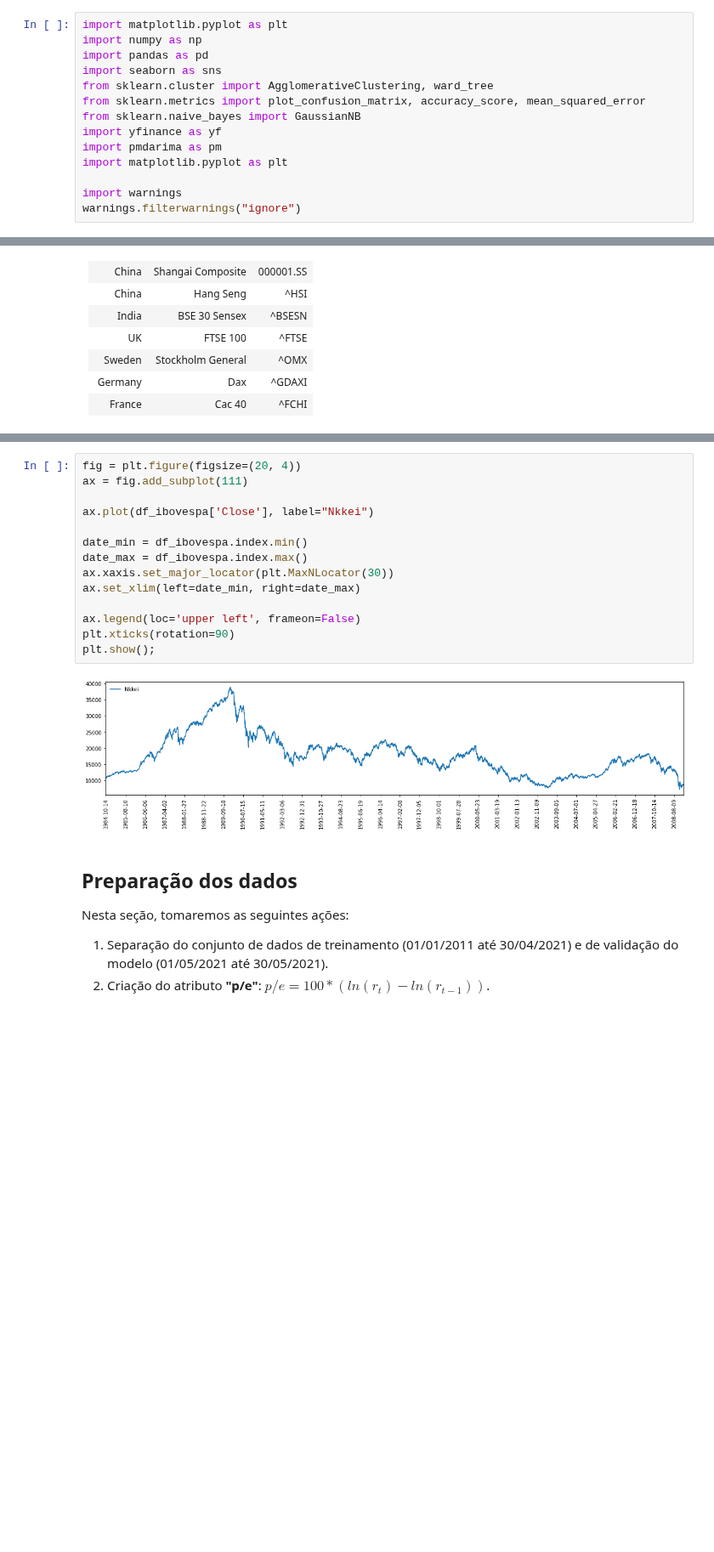
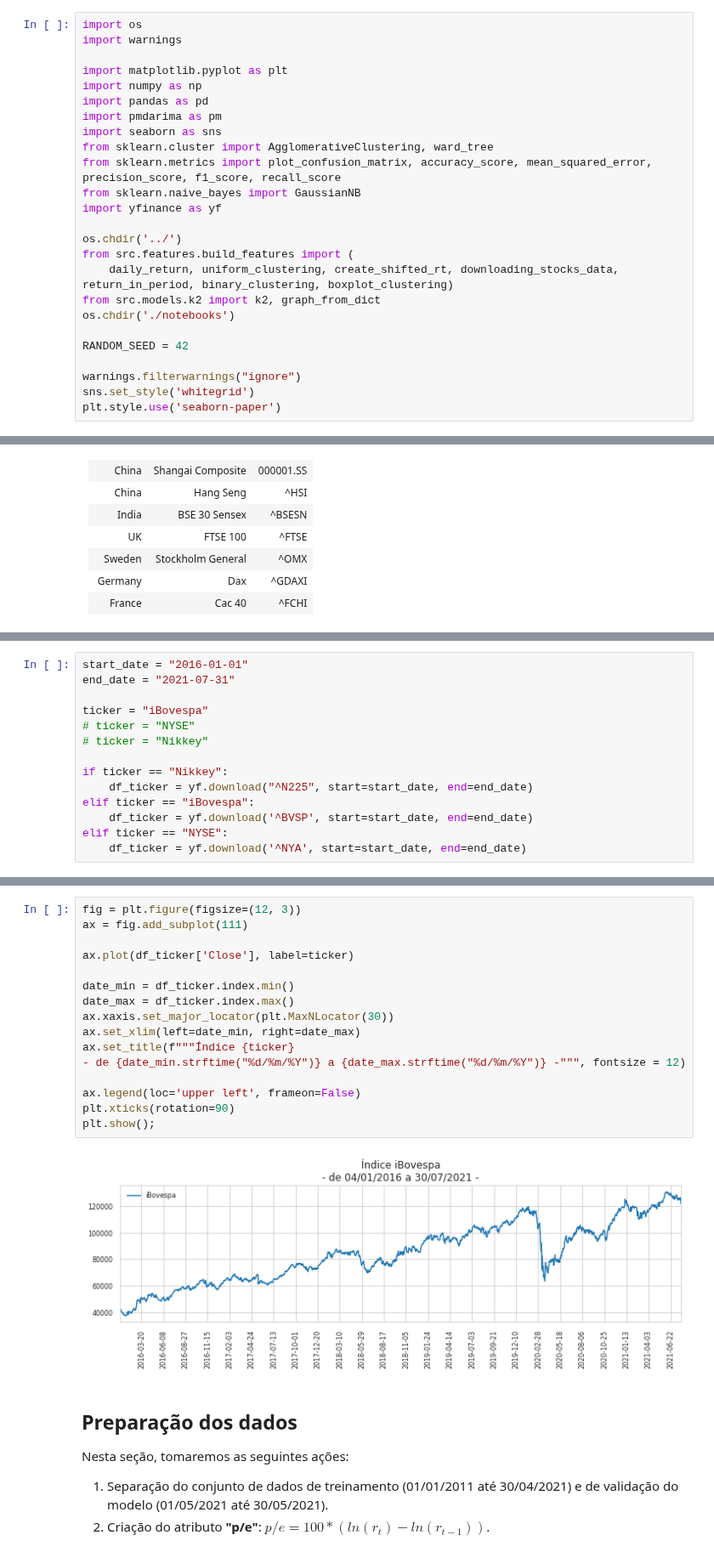
Before and after one commit to cafe-com-analytics/stock_market_index_daily_direction, a Jupyter notebook: notebooks/01_ARIMA_nikkei_suto.ipynb, the cells around one changed output, grey strips where cells are left out. Shown at 85% size. Cells and saved outputs as stored; diff of their text form; blank space fills up the shorter version.

```diff
--- a/notebooks/01_ARIMA_nikkei_suto.ipynb
+++ b/notebooks/01_ARIMA_nikkei_suto.ipynb
@@ -1,17 +1,28 @@
 # %%
+import os
+import warnings
+
 import matplotlib.pyplot as plt
 import numpy as np
 import pandas as pd
+import pmdarima as pm
 import seaborn as sns
 from sklearn.cluster import AgglomerativeClustering, ward_tree
-from sklearn.metrics import plot_confusion_matrix, accuracy_score, mean_squared_error
+from sklearn.metrics import plot_confusion_matrix, accuracy_score, mean_squared_error, precision_score, f1_score, recall_score
 from sklearn.naive_bayes import GaussianNB
 import yfinance as yf
-import pmdarima as pm
-import matplotlib.pyplot as plt
 
-import warnings
+os.chdir('../')
+from src.features.build_features import (
+    daily_return, uniform_clustering, create_shifted_rt, downloading_stocks_data, return_in_period, binary_clustering, boxplot_clustering)
+from src.models.k2 import k2, graph_from_dict
+os.chdir('./notebooks')
+
+RANDOM_SEED = 42
+
 warnings.filterwarnings("ignore")
+sns.set_style('whitegrid')
+plt.style.use('seaborn-paper')
 # %% [markdown]
 # Aquisição dos dados
 
@@ -54,0 +44,14 @@ df_ibovespa = yf.download("^N225", start=start_date, end=end_date)
+# %%
+start_date = "2016-01-01"
+end_date = "2021-07-31"
+
+ticker = "iBovespa"
+# ticker = "NYSE"
+# ticker = "Nikkey"
+
+if ticker == "Nikkey":
+    df_ticker = yf.download("^N225", start=start_date, end=end_date)
+elif ticker == "iBovespa":
+    df_ticker = yf.download('^BVSP', start=start_date, end=end_date)
+elif ticker == "NYSE":
+    df_ticker = yf.download('^NYA', start=start_date, end=end_date)
@@ -55,19 +60,21 @@ df_ibovespa = yf.download("^N225", start=start_date, end=end_date)
 # %%
-fig = plt.figure(figsize=(20, 4))
+fig = plt.figure(figsize=(12, 3))
 ax = fig.add_subplot(111)
 
-ax.plot(df_ibovespa['Close'], label="Nkkei")
+ax.plot(df_ticker['Close'], label=ticker)
 
-date_min = df_ibovespa.index.min()
-date_max = df_ibovespa.index.max()
+date_min = df_ticker.index.min()
+date_max = df_ticker.index.max()
 ax.xaxis.set_major_locator(plt.MaxNLocator(30))
 ax.set_xlim(left=date_min, right=date_max)
+ax.set_title(f"""Índice {ticker}
+- de {date_min.strftime("%d/%m/%Y")} a {date_max.strftime("%d/%m/%Y")} -""", fontsize = 12)
 
 ax.legend(loc='upper left', frameon=False)
 plt.xticks(rotation=90)
 plt.show();
 # %% [output]
-[figure, old version]
+[figure, new version]
 # %% [markdown]
 ## Preparação dos dados
 
```
Also changed, not shown: parts of 33 cells of this notebook, 1 other file.
